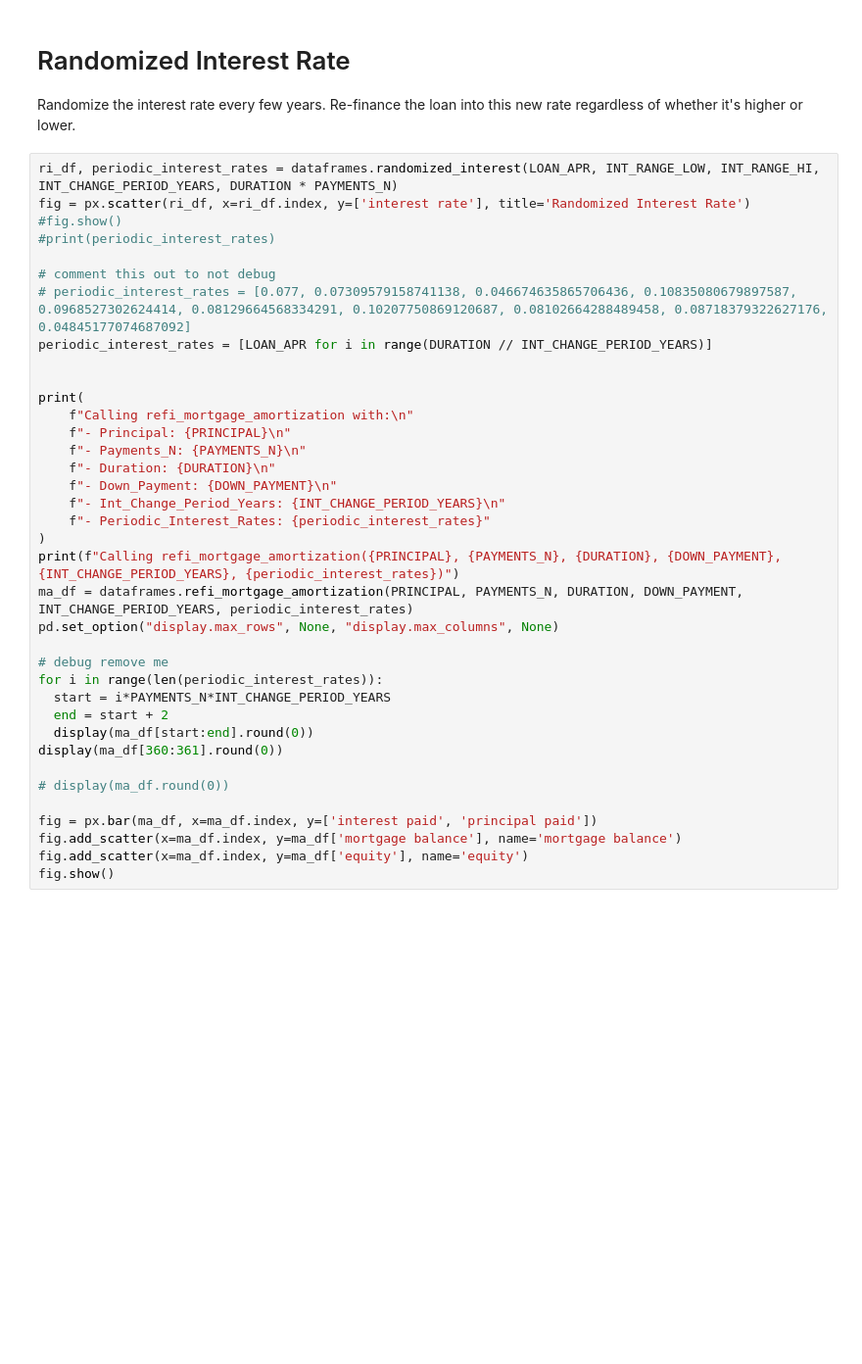
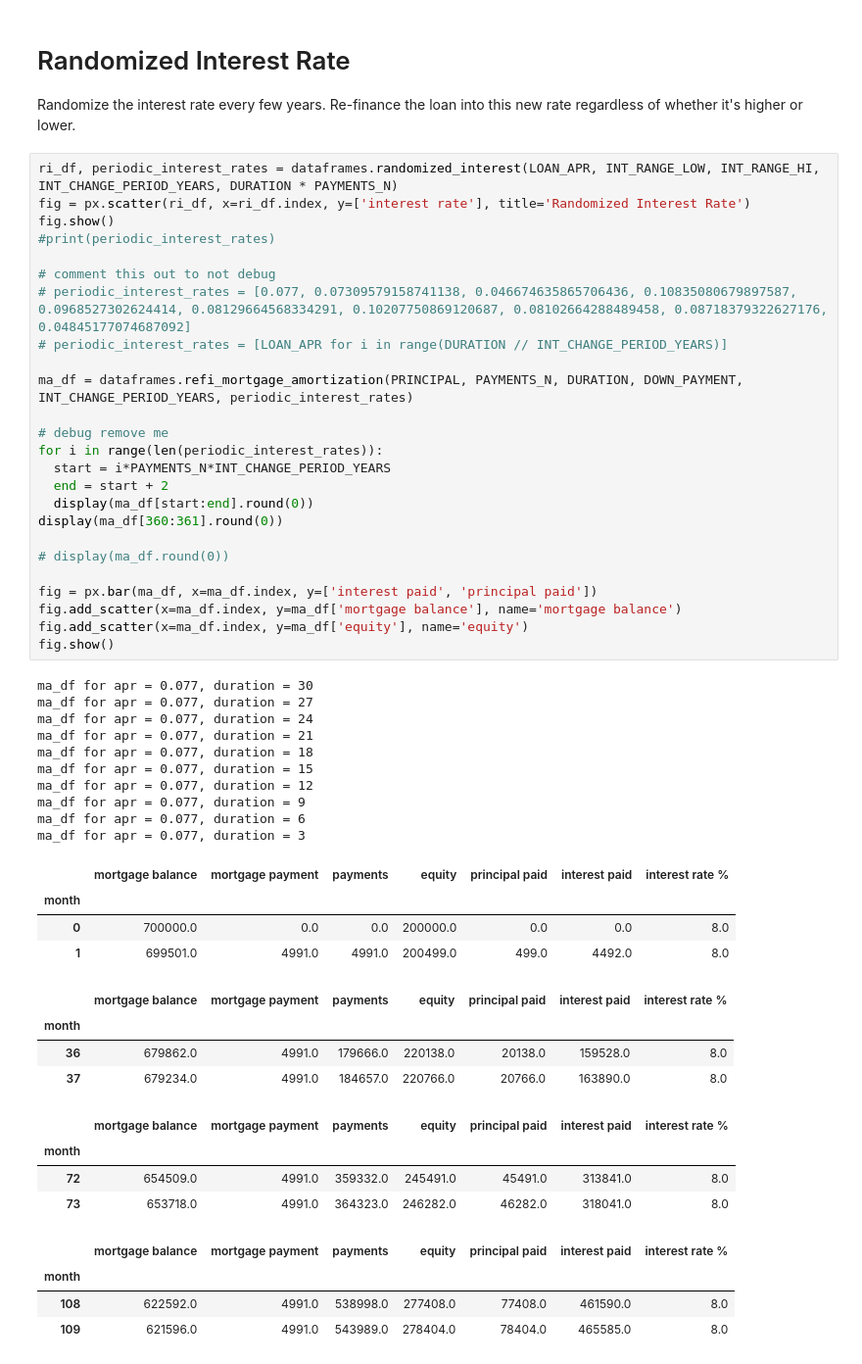
Before and after one commit to shahvirb/HomePurchasingModel, a Jupyter notebook: worksheet.ipynb, the cells around one changed output. Shown: that part at 98% size. Drawn from its saved outputs; the diff is of its cells as text; blank space fills up the shorter version.

```diff
--- a/worksheet.ipynb
+++ b/worksheet.ipynb
@@ -92,37 +135,52 @@ Randomize the interest rate every few years. Re-finance the loan into this new r
 # %%
 ri_df, periodic_interest_rates = dataframes.randomized_interest(LOAN_APR, INT_RANGE_LOW, INT_RANGE_HI, INT_CHANGE_PERIOD_YEARS, DURATION * PAYMENTS_N)
 fig = px.scatter(ri_df, x=ri_df.index, y=['interest rate'], title='Randomized Interest Rate')
-#fig.show()
+fig.show()
 #print(periodic_interest_rates)
 
 # comment this out to not debug
 # periodic_interest_rates = [0.077, 0.07309579158741138, 0.046674635865706436, 0.10835080679897587, 0.0968527302624414, 0.08129664568334291, 0.10207750869120687, 0.08102664288489458, 0.08718379322627176, 0.04845177074687092]
-periodic_interest_rates = [LOAN_APR for i in range(DURATION // INT_CHANGE_PERIOD_YEARS)]
+# periodic_interest_rates = [LOAN_APR for i in range(DURATION // INT_CHANGE_PERIOD_YEARS)]
 
-
-print(
-    f"Calling refi_mortgage_amortization with:\n"
-    f"- Principal: {PRINCIPAL}\n"
-    f"- Payments_N: {PAYMENTS_N}\n"
-    f"- Duration: {DURATION}\n"
-    f"- Down_Payment: {DOWN_PAYMENT}\n"
-    f"- Int_Change_Period_Years: {INT_CHANGE_PERIOD_YEARS}\n"
-    f"- Periodic_Interest_Rates: {periodic_interest_rates}"
-)
-print(f"Calling refi_mortgage_amortization({PRINCIPAL}, {PAYMENTS_N}, {DURATION}, {DOWN_PAYMENT}, {INT_CHANGE_PERIOD_YEARS}, {periodic_interest_rates})")
 ma_df = dataframes.refi_mortgage_amortization(PRINCIPAL, PAYMENTS_N, DURATION, DOWN_PAYMENT, INT_CHANGE_PERIOD_YEARS, periodic_interest_rates)
-pd.set_option("display.max_rows", None, "display.max_columns", None)
 
 # debug remove me
 for i in range(len(periodic_interest_rates)):
   start = i*PAYMENTS_N*INT_CHANGE_PERIOD_YEARS
   end = start + 2
   display(ma_df[start:end].round(0))
 display(ma_df[360:361].round(0))
 
 # display(ma_df.round(0))
 
 fig = px.bar(ma_df, x=ma_df.index, y=['interest paid', 'principal paid'])
 fig.add_scatter(x=ma_df.index, y=ma_df['mortgage balance'], name='mortgage balance')
 fig.add_scatter(x=ma_df.index, y=ma_df['equity'], name='equity')
 fig.show()
+# %% [output]
+ma_df for apr = 0.077, duration = 30
+ma_df for apr = 0.077, duration = 27
+ma_df for apr = 0.077, duration = 24
+ma_df for apr = 0.077, duration = 21
+ma_df for apr = 0.077, duration = 18
+ma_df for apr = 0.077, duration = 15
+ma_df for apr = 0.077, duration = 12
+ma_df for apr = 0.077, duration = 9
+ma_df for apr = 0.077, duration = 6
+ma_df for apr = 0.077, duration = 3
+|  | mortgage balance | mortgage payment | payments | equity | principal paid | interest paid | interest rate % |
+| month |  |  |  |  |  |  |  |
+| 0 | 700000.0 | 0.0 | 0.0 | 200000.0 | 0.0 | 0.0 | 8.0 |
+| 1 | 699501.0 | 4991.0 | 4991.0 | 200499.0 | 499.0 | 4492.0 | 8.0 |
+|  | mortgage balance | mortgage payment | payments | equity | principal paid | interest paid | interest rate % |
+| month |  |  |  |  |  |  |  |
+| 36 | 679862.0 | 4991.0 | 179666.0 | 220138.0 | 20138.0 | 159528.0 | 8.0 |
+| 37 | 679234.0 | 4991.0 | 184657.0 | 220766.0 | 20766.0 | 163890.0 | 8.0 |
+|  | mortgage balance | mortgage payment | payments | equity | principal paid | interest paid | interest rate % |
+| month |  |  |  |  |  |  |  |
+| 72 | 654509.0 | 4991.0 | 359332.0 | 245491.0 | 45491.0 | 313841.0 | 8.0 |
+| 73 | 653718.0 | 4991.0 | 364323.0 | 246282.0 | 46282.0 | 318041.0 | 8.0 |
+|  | mortgage balance | mortgage payment | payments | equity | principal paid | interest paid | interest rate % |
+| month |  |  |  |  |  |  |  |
+| 108 | 622592.0 | 4991.0 | 538998.0 | 277408.0 | 77408.0 | 461590.0 | 8.0 |
+| 109 | 621596.0 | 4991.0 | 543989.0 | 278404.0 | 78404.0 | 465585.0 | 8.0 |
```
Also changed, not shown: parts of 6 cells of this notebook, 1 other file.
